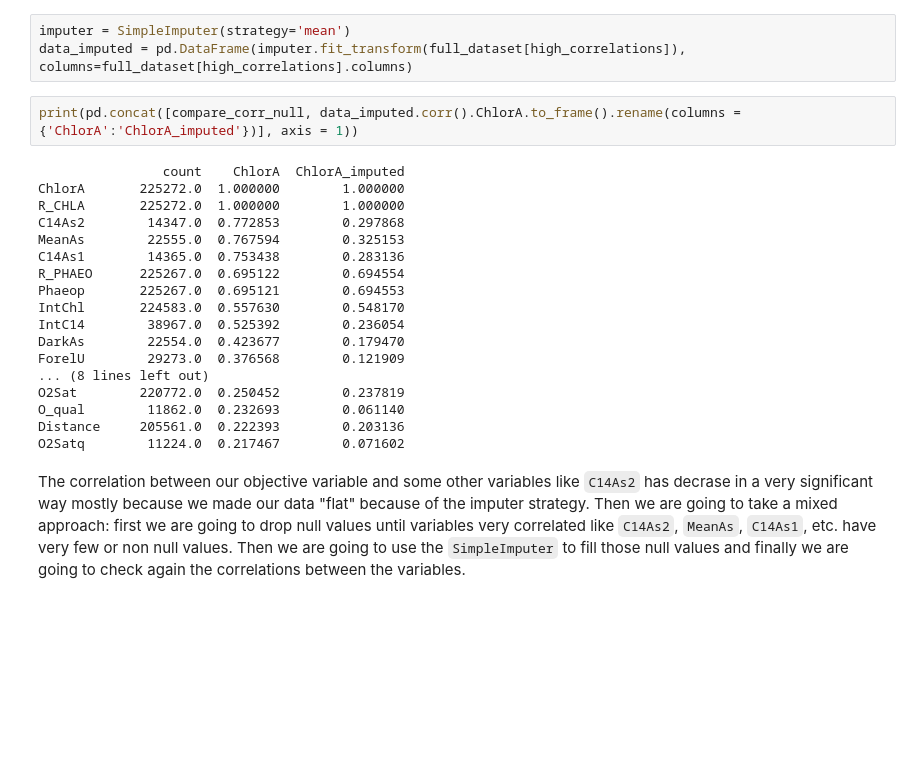
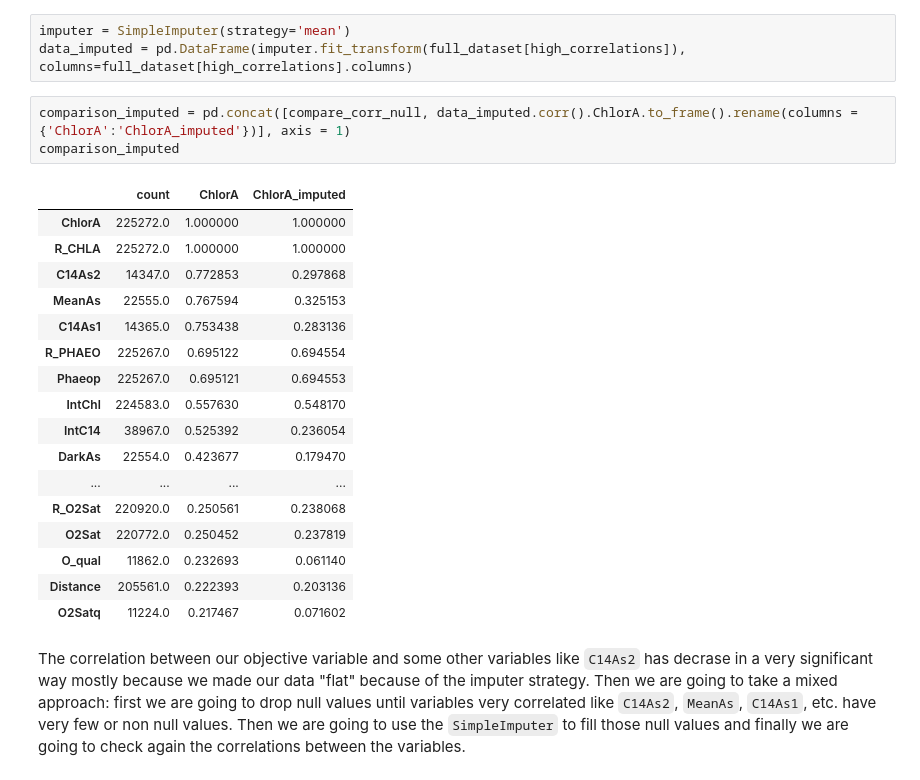
Before and after one commit to nicodigos/boston_dataset, a Jupyter notebook: Ocean.ipynb, the cells around one changed output. Saved outputs shown, nothing was run; the diff lists cells and outputs as text; blank space fills up the shorter version.

```diff
--- a/Ocean.ipynb
+++ b/Ocean.ipynb
@@ -517,25 +517,26 @@ The most correlated variables result to have so much missing values, lets try to
 imputer = SimpleImputer(strategy='mean')
 data_imputed = pd.DataFrame(imputer.fit_transform(full_dataset[high_correlations]), columns=full_dataset[high_correlations].columns)
 # %%
-print(pd.concat([compare_corr_null, data_imputed.corr().ChlorA.to_frame().rename(columns = {'ChlorA':'ChlorA_imputed'})], axis = 1))
+comparison_imputed = pd.concat([compare_corr_null, data_imputed.corr().ChlorA.to_frame().rename(columns = {'ChlorA':'ChlorA_imputed'})], axis = 1)
+comparison_imputed
 # %% [output]
-                count    ChlorA  ChlorA_imputed
-ChlorA       225272.0  1.000000        1.000000
-R_CHLA       225272.0  1.000000        1.000000
-C14As2        14347.0  0.772853        0.297868
-MeanAs        22555.0  0.767594        0.325153
-C14As1        14365.0  0.753438        0.283136
-R_PHAEO      225267.0  0.695122        0.694554
-Phaeop       225267.0  0.695121        0.694553
-IntChl       224583.0  0.557630        0.548170
-IntC14        38967.0  0.525392        0.236054
-DarkAs        22554.0  0.423677        0.179470
-ForelU        29273.0  0.376568        0.121909
-... (8 lines left out)
-O2Sat        220772.0  0.250452        0.237819
-O_qual        11862.0  0.232693        0.061140
-Distance     205561.0  0.222393        0.203136
-O2Satq        11224.0  0.217467        0.071602
+|  | count | ChlorA | ChlorA_imputed |
+| ChlorA | 225272.0 | 1.000000 | 1.000000 |
+| R_CHLA | 225272.0 | 1.000000 | 1.000000 |
+| C14As2 | 14347.0 | 0.772853 | 0.297868 |
+| MeanAs | 22555.0 | 0.767594 | 0.325153 |
+| C14As1 | 14365.0 | 0.753438 | 0.283136 |
+| R_PHAEO | 225267.0 | 0.695122 | 0.694554 |
+| Phaeop | 225267.0 | 0.695121 | 0.694553 |
+| IntChl | 224583.0 | 0.557630 | 0.548170 |
+| IntC14 | 38967.0 | 0.525392 | 0.236054 |
+| DarkAs | 22554.0 | 0.423677 | 0.179470 |
+| ... | ... | ... | ... |
+| R_O2Sat | 220920.0 | 0.250561 | 0.238068 |
+| O2Sat | 220772.0 | 0.250452 | 0.237819 |
+| O_qual | 11862.0 | 0.232693 | 0.061140 |
+| Distance | 205561.0 | 0.222393 | 0.203136 |
+| O2Satq | 11224.0 | 0.217467 | 0.071602 |
 # %% [markdown]
 The correlation between our objective variable and some other variables like `C14As2` has decrase in a very significant way mostly because we made our data "flat" because of the imputer strategy. Then we are going to take a mixed approach: first we are going to drop null values until variables very correlated like `C14As2`, `MeanAs`, `C14As1`, etc. have very few or non null values. Then we are going to use the `SimpleImputer` to fill those null values and finally we are going to check again the correlations between the variables.
 # %%
```
Also changed, not shown: parts of 9 cells of this notebook.
